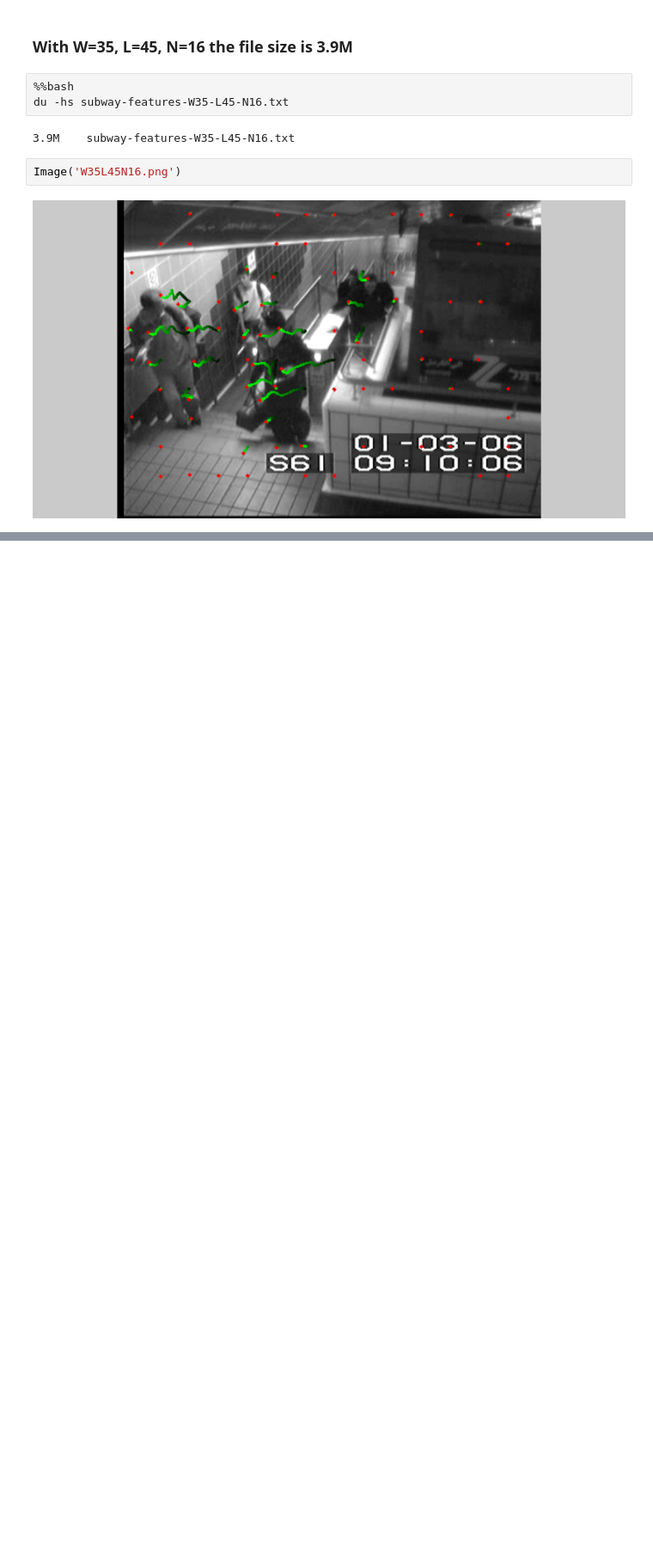
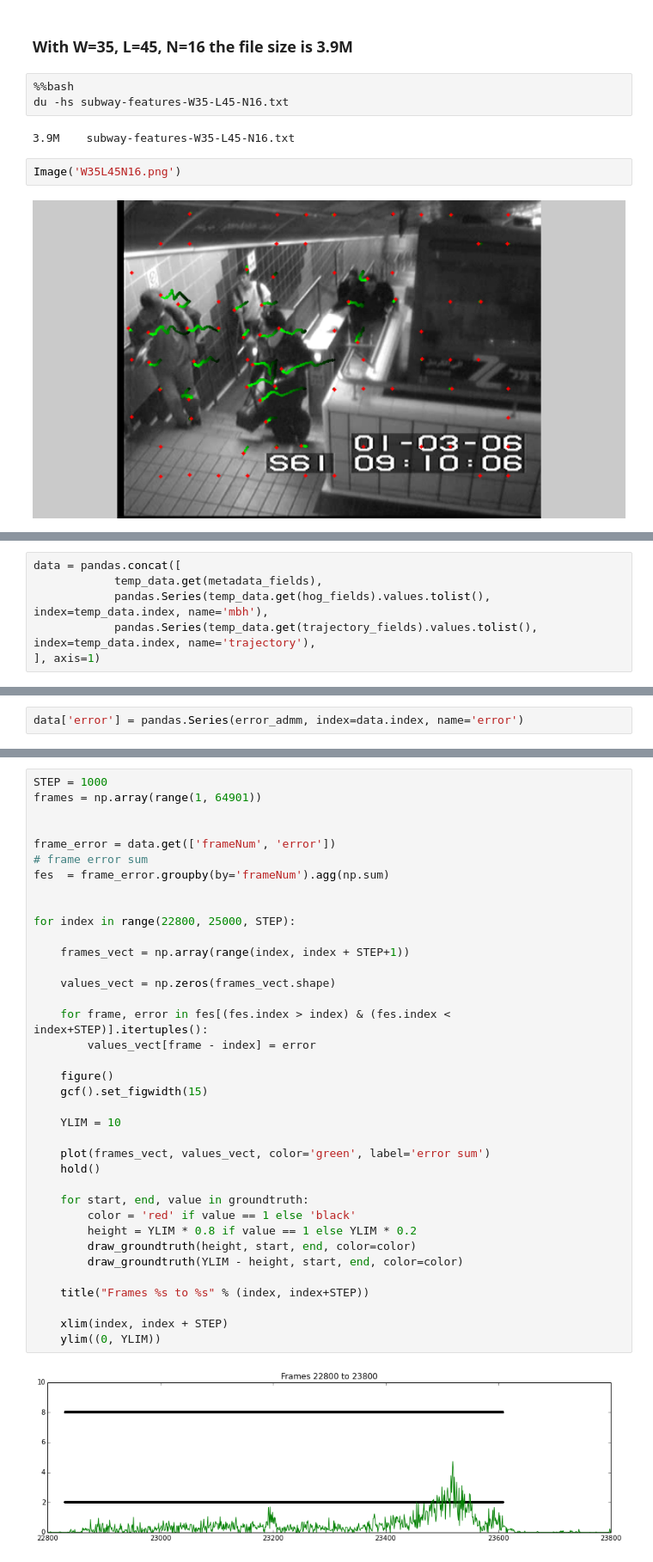
Before and after one commit to ingenieroariel/thesis, a Jupyter notebook: notes/023-Trajectories.ipynb, the cells around one changed output, grey strips where cells are left out. Shown at 86% size. Saved outputs shown, nothing was run; the diff lists cells and outputs as text; blank space fills up the shorter version.

```diff
--- a/notes/023-Trajectories.ipynb
+++ b/notes/023-Trajectories.ipynb
@@ -133,0 +153,6 @@ Image('W35L45N16.png')
+# %%
+data = pandas.concat([
+            temp_data.get(metadata_fields),
+            pandas.Series(temp_data.get(hog_fields).values.tolist(), index=temp_data.index, name='mbh'),
+            pandas.Series(temp_data.get(trajectory_fields).values.tolist(), index=temp_data.index, name='trajectory'),
+], axis=1)
@@ -133,0 +251,2 @@ Image('W35L45N16.png')
+# %%
+data['error'] = pandas.Series(error_admm, index=data.index, name='error')
@@ -133,0 +343,39 @@ Image('W35L45N16.png')
+# %%
+STEP = 1000
+frames = np.array(range(1, 64901))
+
+
+frame_error = data.get(['frameNum', 'error'])
+# frame error sum
+fes  = frame_error.groupby(by='frameNum').agg(np.sum)
+
+
+for index in range(22800, 25000, STEP):
+
+    frames_vect = np.array(range(index, index + STEP+1))
+
+    values_vect = np.zeros(frames_vect.shape)
+
+    for frame, error in fes[(fes.index > index) & (fes.index < index+STEP)].itertuples():
+        values_vect[frame - index] = error
+
+    figure()
+    gcf().set_figwidth(15)
+
+    YLIM = 10
+
+    plot(frames_vect, values_vect, color='green', label='error sum')
+    hold()
+
+    for start, end, value in groundtruth:
+        color = 'red' if value == 1 else 'black'
+        height = YLIM * 0.8 if value == 1 else YLIM * 0.2
+        draw_groundtruth(height, start, end, color=color)
+        draw_groundtruth(YLIM - height, start, end, color=color)
+
+    title("Frames %s to %s" % (index, index+STEP))
+
+    xlim(index, index + STEP)
+    ylim((0, YLIM))
+# %% [output]
+[figure, added]
```
Also changed, not shown: parts of 28 cells of this notebook, 9 other files.
